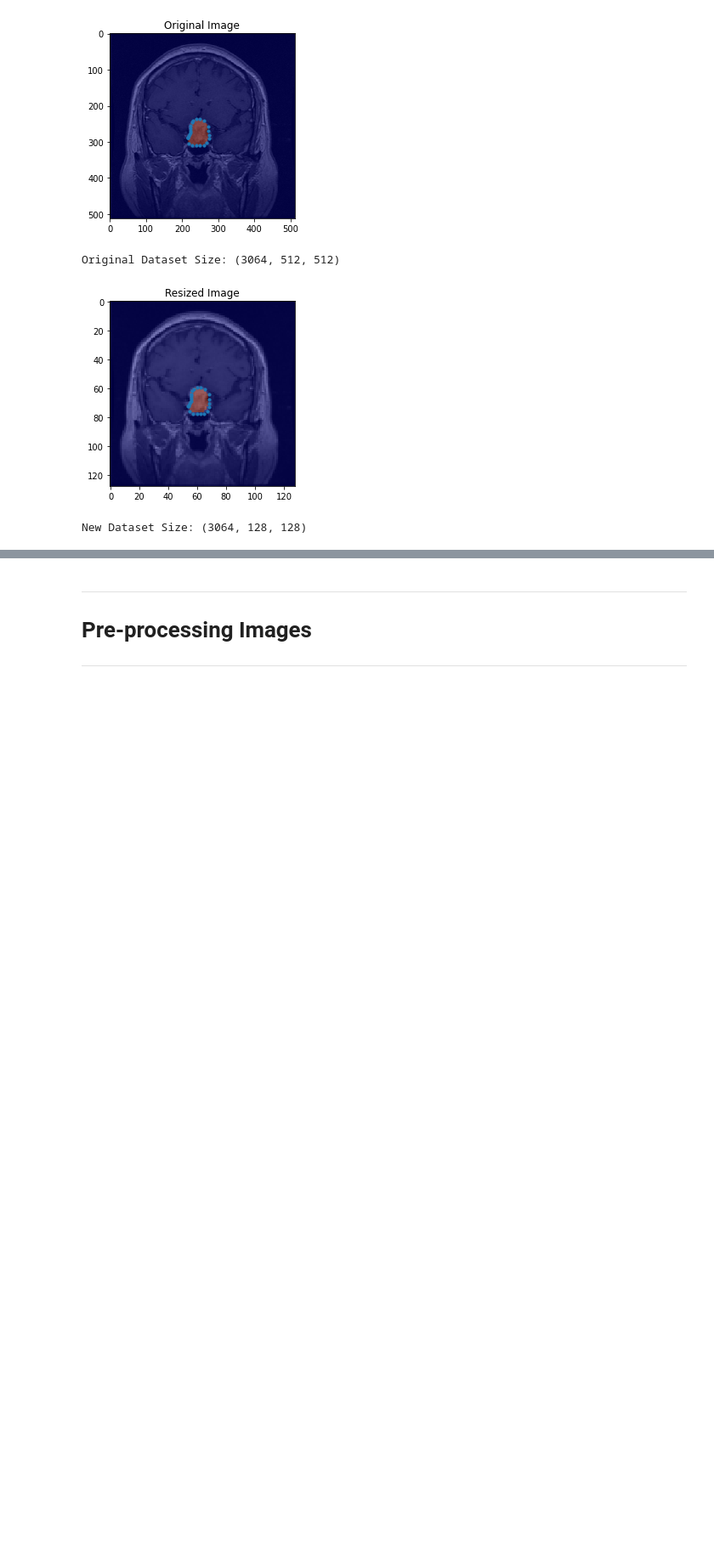
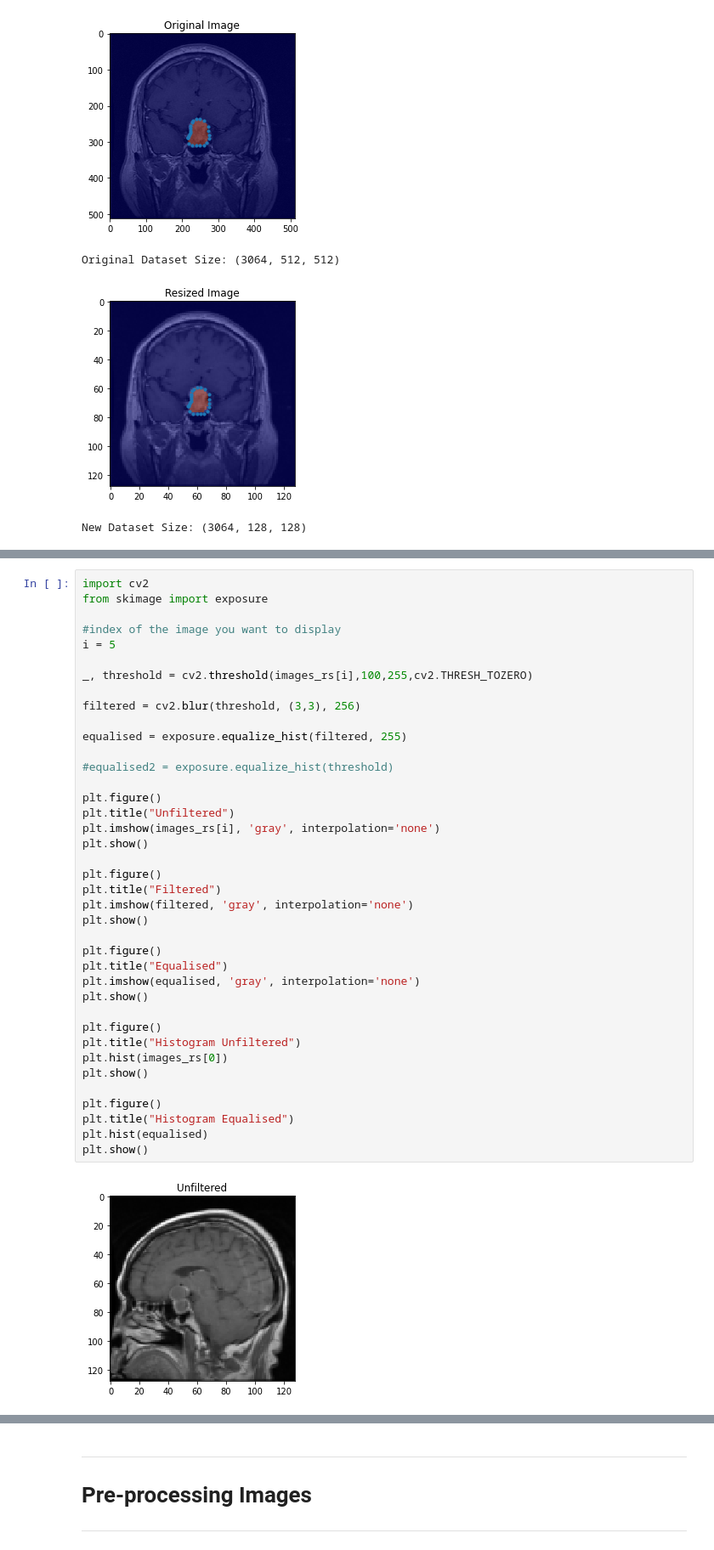
Before and after one commit to jw01324/COM3025, a Jupyter notebook: COM3025.ipynb, the cells around one changed output, grey strips where cells are left out. Shown: that part at 85% size. Saved outputs shown, nothing was run; the diff lists cells and outputs as text; blank space fills up the shorter version.

```diff
--- a/COM3025.ipynb
+++ b/COM3025.ipynb
@@ -187,0 +196,41 @@ New Dataset Size: (3064, 128, 128)
+# %%
+import cv2
+from skimage import exposure
+
+#index of the image you want to display
+i = 5
+
+_, threshold = cv2.threshold(images_rs[i],100,255,cv2.THRESH_TOZERO)
+
+filtered = cv2.blur(threshold, (3,3), 256)
+
+equalised = exposure.equalize_hist(filtered, 255)
+
+#equalised2 = exposure.equalize_hist(threshold)
+
+plt.figure()
+plt.title("Unfiltered")
+plt.imshow(images_rs[i], 'gray', interpolation='none')
+plt.show()
+
+plt.figure()
+plt.title("Filtered")
+plt.imshow(filtered, 'gray', interpolation='none')
+plt.show()
+
+plt.figure()
+plt.title("Equalised")
+plt.imshow(equalised, 'gray', interpolation='none')
+plt.show()
+
+plt.figure()
+plt.title("Histogram Unfiltered")
+plt.hist(images_rs[0])
+plt.show()
+
+plt.figure()
+plt.title("Histogram Equalised")
+plt.hist(equalised)
+plt.show()
+# %% [output]
+[figure, added]
```
Also changed, not shown: parts of 11 cells of this notebook.
